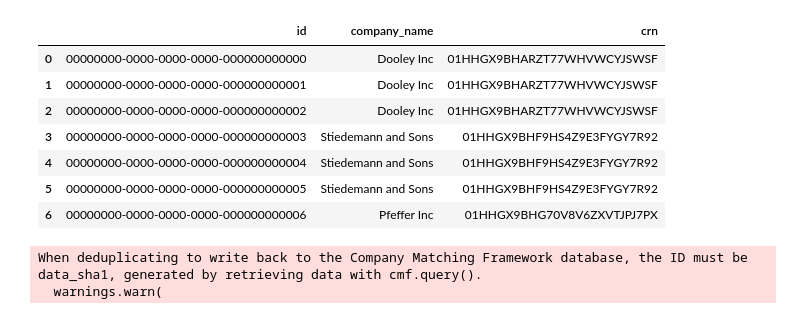
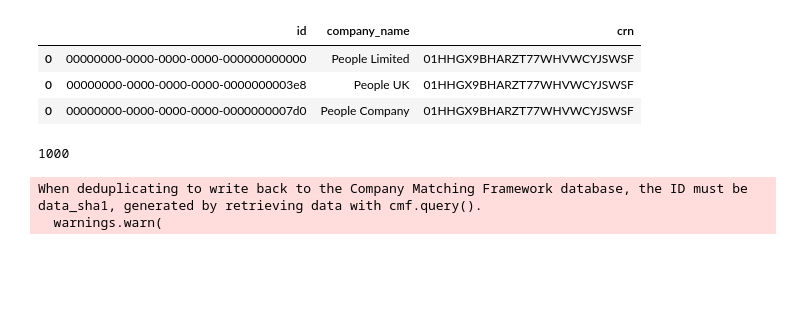
Before and after one commit to will-langdale/matchbox, a Jupyter notebook: notebooks/archive/WL_deduper.ipynb, the cells around one changed output. Cells and saved outputs as stored; diff of their text form; code cells hidden in the pictures; blank space fills up the shorter version.

```diff
--- a/notebooks/archive/WL_deduper.ipynb
+++ b/notebooks/archive/WL_deduper.ipynb
@@ -39,15 +22,19 @@ df.assign(company_name=lambda df: df["company_name"] + " Corp")
 # %%
-df_crn = pd.DataFrame(np.repeat(df.filter(["company_name", "crn"]).values, 3, axis=0))
-df_crn.columns = ["company_name", "crn"]
-df_crn.reset_index(names="id", inplace=True)
+df_raw = df.filter(["company_name", "crn"])
+df_crn = pd.concat(
+    [
+        df_raw.assign(company_name=lambda df: df["company_name"] + " Limited"),
+        df_raw.assign(company_name=lambda df: df["company_name"] + " UK"),
+        df_raw.assign(company_name=lambda df: df["company_name"] + " Company"),
+    ]
+)
+
+df_crn["id"] = range(df_crn.shape[0])
+df_crn = df_crn.filter(["id", "company_name", "crn"])
 df_crn["id"] = df_crn["id"].apply(lambda x: uuid.UUID(int=x))
-df_crn.head(7)
+df_crn.query("company_name.str.lower().str.contains('people')")
 # %% [output]
 |  | id | company_name | crn |
-| 0 | 00000000-0000-0000-0000-000000000000 | Dooley Inc | 01HHGX9BHARZT77WHVWCYJSWSF |
-| 1 | 00000000-0000-0000-0000-000000000001 | Dooley Inc | 01HHGX9BHARZT77WHVWCYJSWSF |
-| 2 | 00000000-0000-0000-0000-000000000002 | Dooley Inc | 01HHGX9BHARZT77WHVWCYJSWSF |
-| 3 | 00000000-0000-0000-0000-000000000003 | Stiedemann and Sons | 01HHGX9BHF9HS4Z9E3FYGY7R92 |
-| 4 | 00000000-0000-0000-0000-000000000004 | Stiedemann and Sons | 01HHGX9BHF9HS4Z9E3FYGY7R92 |
-| 5 | 00000000-0000-0000-0000-000000000005 | Stiedemann and Sons | 01HHGX9BHF9HS4Z9E3FYGY7R92 |
-| 6 | 00000000-0000-0000-0000-000000000006 | Pfeffer Inc | 01HHGX9BHG70V8V6ZXVTJPJ7PX |
+| 0 | 00000000-0000-0000-0000-000000000000 | People Limited | 01HHGX9BHARZT77WHVWCYJSWSF |
+| 0 | 00000000-0000-0000-0000-0000000003e8 | People UK | 01HHGX9BHARZT77WHVWCYJSWSF |
+| 0 | 00000000-0000-0000-0000-0000000007d0 | People Company | 01HHGX9BHARZT77WHVWCYJSWSF |
@@ -54,3 +49,7 @@ df_crn.head(7)
+# %%
+df_cleaned[["company_name", "crn"]].drop_duplicates().shape[0]
+# %% [output]
+1000
 # %%
 # Dedupe
 df_naive_deduper = make_deduper(
```
Also changed, not shown: parts of 12 cells of this notebook, 5 other files.
